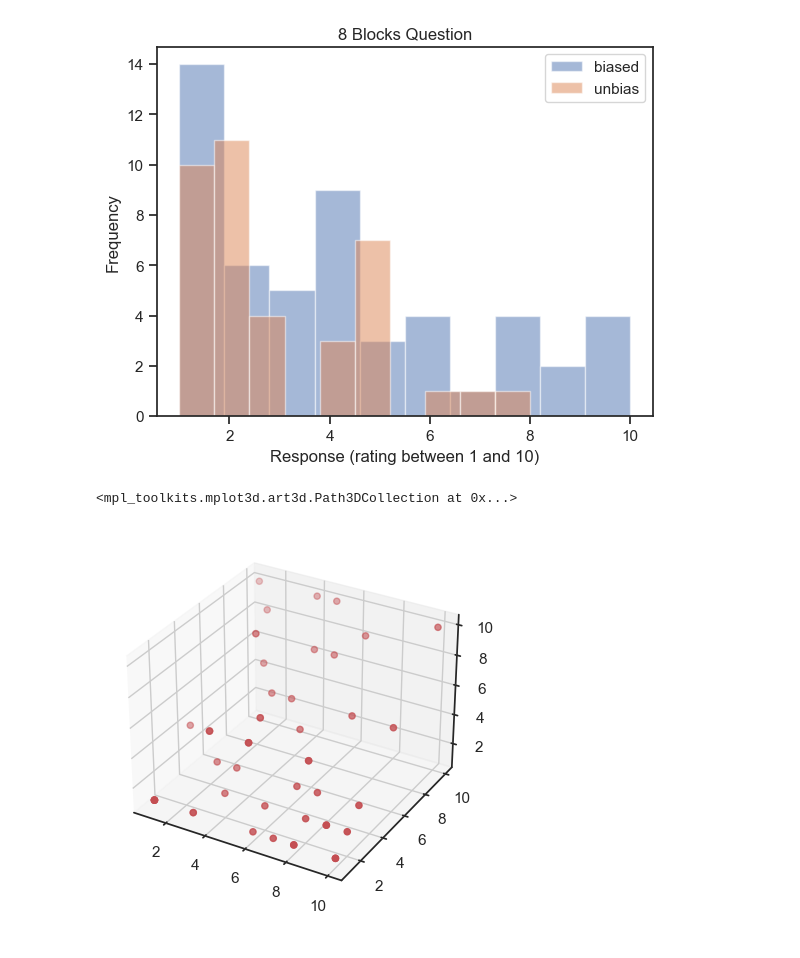
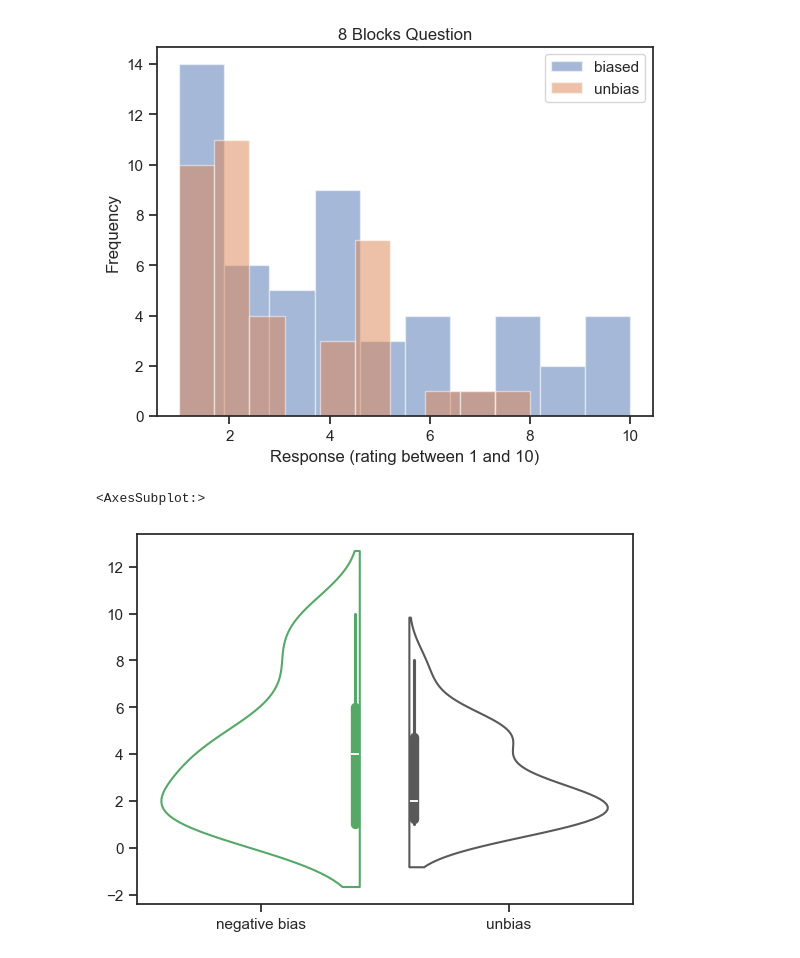
Before and after one commit to alexmehta/stats-project, a Jupyter notebook: analysis.ipynb, the cells around one changed output. Drawn from its saved outputs; the diff is of its cells as text; code cells hidden in the pictures.

```diff
--- a/analysis.ipynb
+++ b/analysis.ipynb
@@ -85,14 +88,9 @@ plt.ylabel('Frequency')
 plt.show()
 # %% [output]
 [figure]
-# %%
-# fancy 3d chart  to compare all bias
-fig = plt.figure()
-ax = fig.add_subplot(111, projection='3d')
-x = biased_responses['Passing Period']
-y = biased_responses['8 Blocks']
-z = biased_responses['8 Blocks']
-ax.scatter(x, y, z, c='r', marker='o')
-# %% [output]
-<mpl_toolkits.mplot3d.art3d.Path3DCollection at 0x...>
-[figure, removed]
+# %%
+
+sns.violinplot(data=eight_blocks_responses,  fill=False, split=True, palette={"negative bias": "g", "unbias": ".35"})
+# %% [output]
+<AxesSubplot:>
+[figure, added]
```
Also changed, not shown: parts of 3 cells of this notebook.
